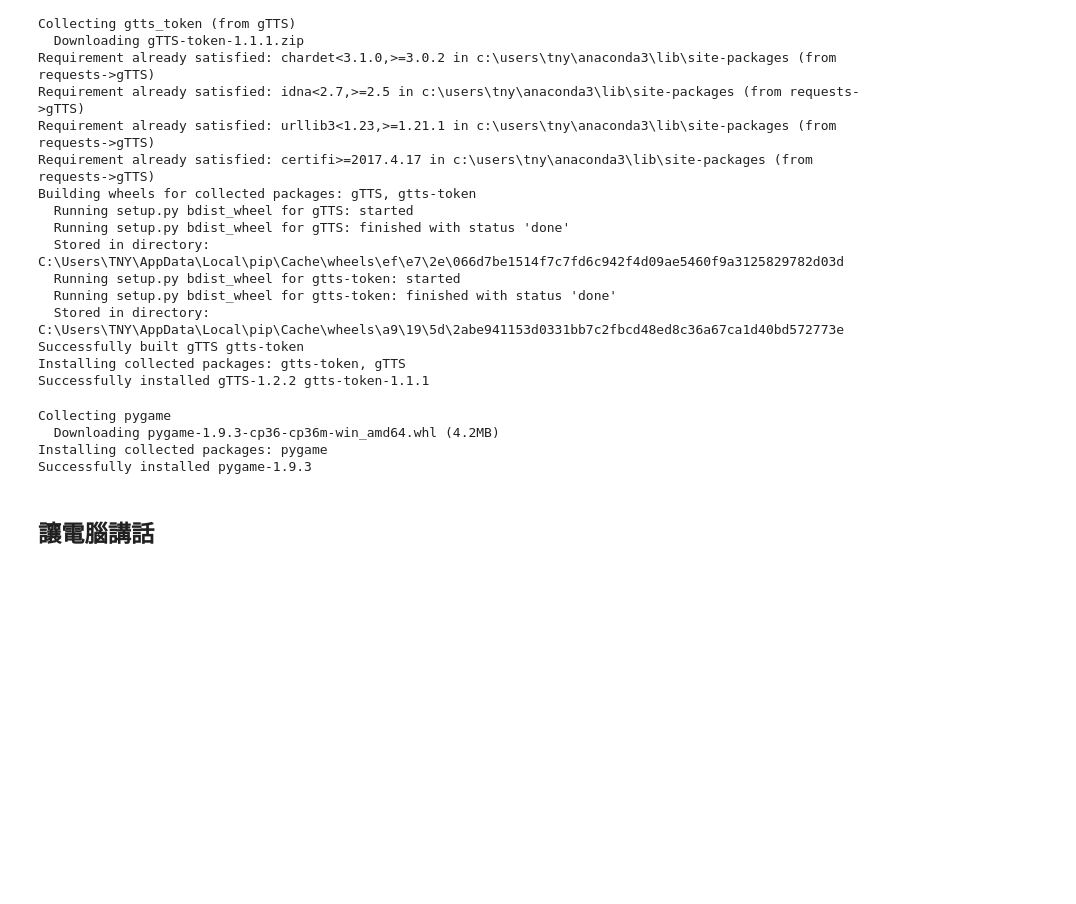
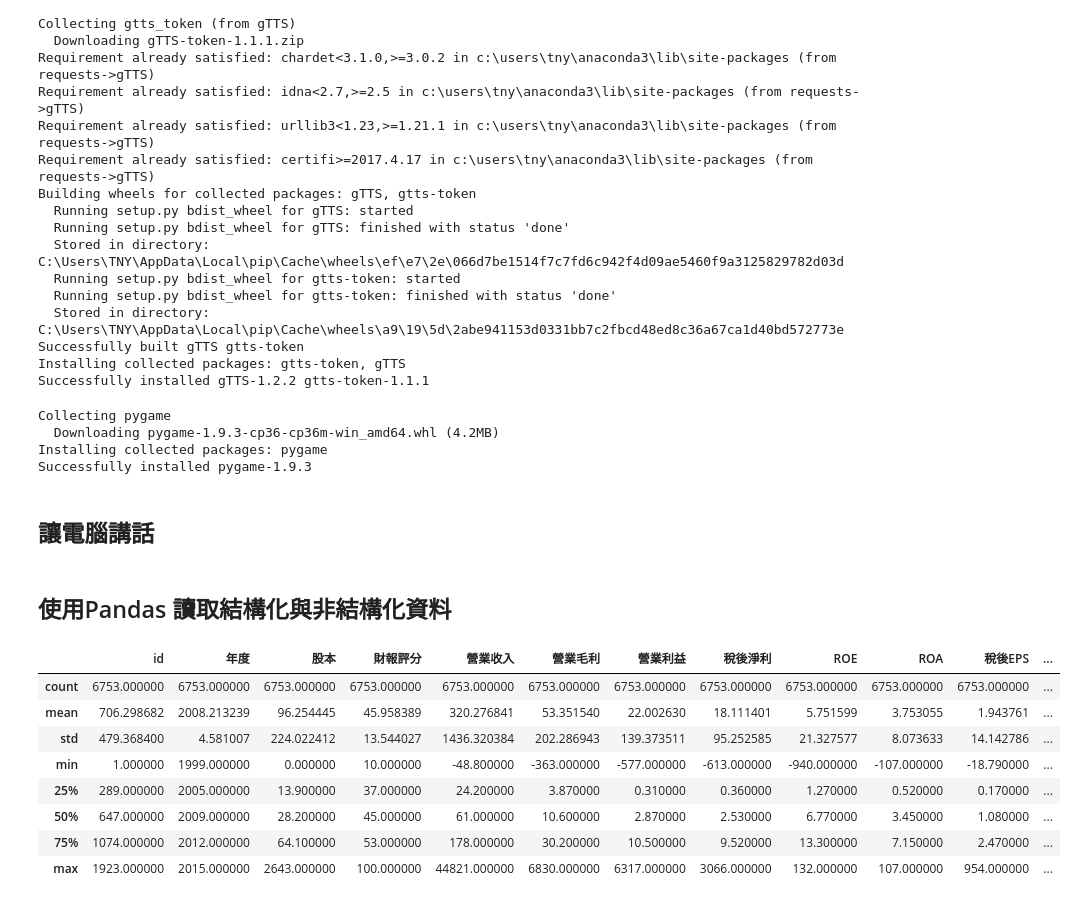
Before and after one commit to TonyTWLiu/Tibame, a Jupyter notebook: Python5.ipynb, the cells around one changed output. Saved outputs shown, nothing was run; the diff lists cells and outputs as text; code cells hidden in the pictures; blank space fills up the shorter version.

```diff
--- a/Python5.ipynb
+++ b/Python5.ipynb
@@ -233,3 +233,5 @@ def speak(sentence):
         mixer.music.load('[].mp3'.format(fp.name))
         mixer.music.play()
 speak('hello world')
+# %% [markdown]
+## 使用Pandas 讀取結構化與非結構化資料
@@ -235,0 +240,14 @@ speak('hello world')
+# %%
+## 讀取 Excel
+stock = pandas.read_excel('C://Users//TNY//stock.xlsx')
+stock.describe()
+# %% [output]
+|  | id | 年度 | 股本 | 財報評分 | 營業收入 | 營業毛利 | 營業利益 | 稅後淨利 | ROE | ROA | 稅後EPS | ... |
+| count | 6753.000000 | 6753.000000 | 6753.000000 | 6753.000000 | 6753.000000 | 6753.000000 | 6753.000000 | 6753.000000 | 6753.000000 | 6753.000000 | 6753.000000 | ... |
+| mean | 706.298682 | 2008.213239 | 96.254445 | 45.958389 | 320.276841 | 53.351540 | 22.002630 | 18.111401 | 5.751599 | 3.753055 | 1.943761 | ... |
+| std | 479.368400 | 4.581007 | 224.022412 | 13.544027 | 1436.320384 | 202.286943 | 139.373511 | 95.252585 | 21.327577 | 8.073633 | 14.142786 | ... |
+| min | 1.000000 | 1999.000000 | 0.000000 | 10.000000 | -48.800000 | -363.000000 | -577.000000 | -613.000000 | -940.000000 | -107.000000 | -18.790000 | ... |
+| 25% | 289.000000 | 2005.000000 | 13.900000 | 37.000000 | 24.200000 | 3.870000 | 0.310000 | 0.360000 | 1.270000 | 0.520000 | 0.170000 | ... |
+| 50% | 647.000000 | 2009.000000 | 28.200000 | 45.000000 | 61.000000 | 10.600000 | 2.870000 | 2.530000 | 6.770000 | 3.450000 | 1.080000 | ... |
+| 75% | 1074.000000 | 2012.000000 | 64.100000 | 53.000000 | 178.000000 | 30.200000 | 10.500000 | 9.520000 | 13.300000 | 7.150000 | 2.470000 | ... |
+| max | 1923.000000 | 2015.000000 | 2643.000000 | 100.000000 | 44821.000000 | 6830.000000 | 6317.000000 | 3066.000000 | 132.000000 | 107.000000 | 954.000000 | ... |
```
Also changed, not shown: parts of 3 cells of this notebook.
